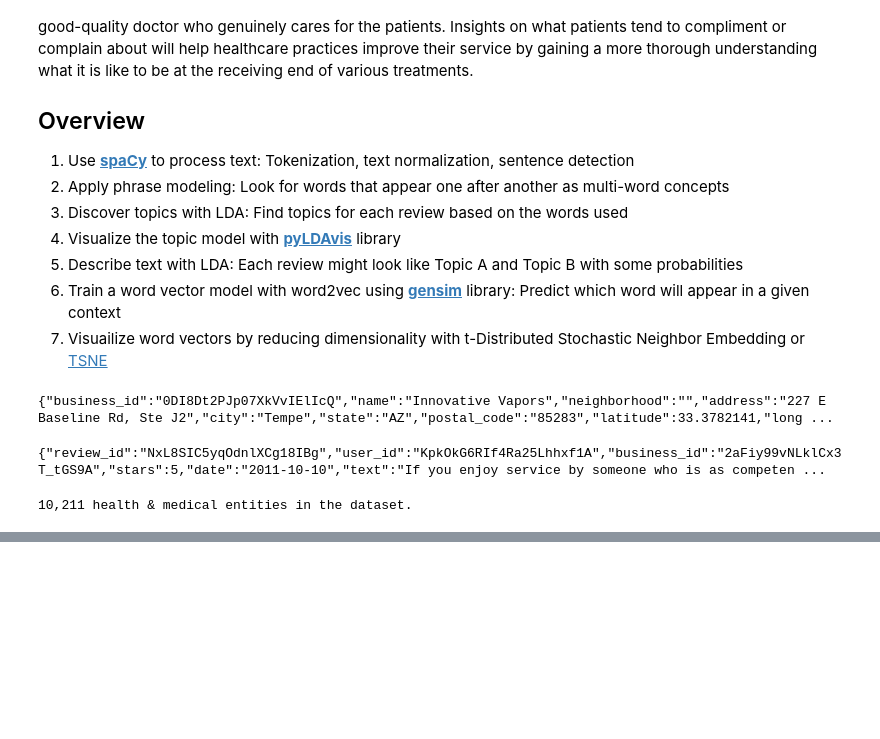
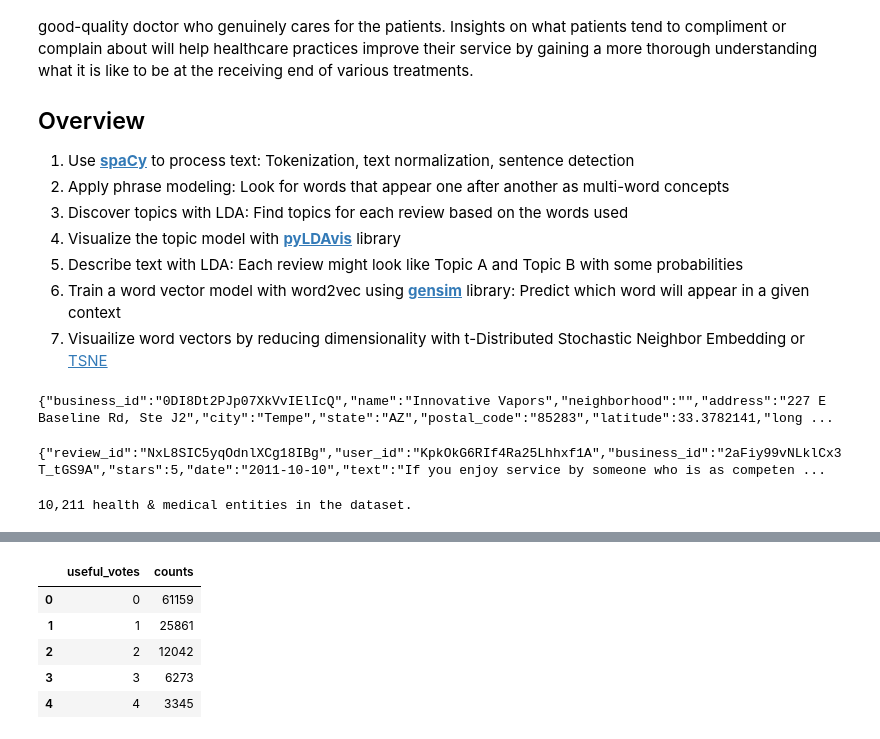
Before and after one commit to andrewjsiu/nlp-project, a Jupyter notebook: analyzing_healthcare_reviews.ipynb, the cells around one changed output, grey strips where cells are left out. Cells and saved outputs as stored; diff of their text form; code cells hidden in the pictures; blank space fills up the shorter version.

```diff
--- a/analyzing_healthcare_reviews.ipynb
+++ b/analyzing_healthcare_reviews.ipynb
@@ -128,0 +141,11 @@ Text from 114,556 healthcare reviews
+# %%
+unique, counts = np.unique(useful, return_counts = True)
+table = pd.DataFrame(np.array((unique,counts)).T, columns=['useful_votes','counts'])
+table.head()
+# %% [output]
+|  | useful_votes | counts |
+| 0 | 0 | 61159 |
+| 1 | 1 | 25861 |
+| 2 | 2 | 12042 |
+| 3 | 3 | 6273 |
+| 4 | 4 | 3345 |
```
Also changed, not shown: parts of 25 cells of this notebook, 1 other file.
